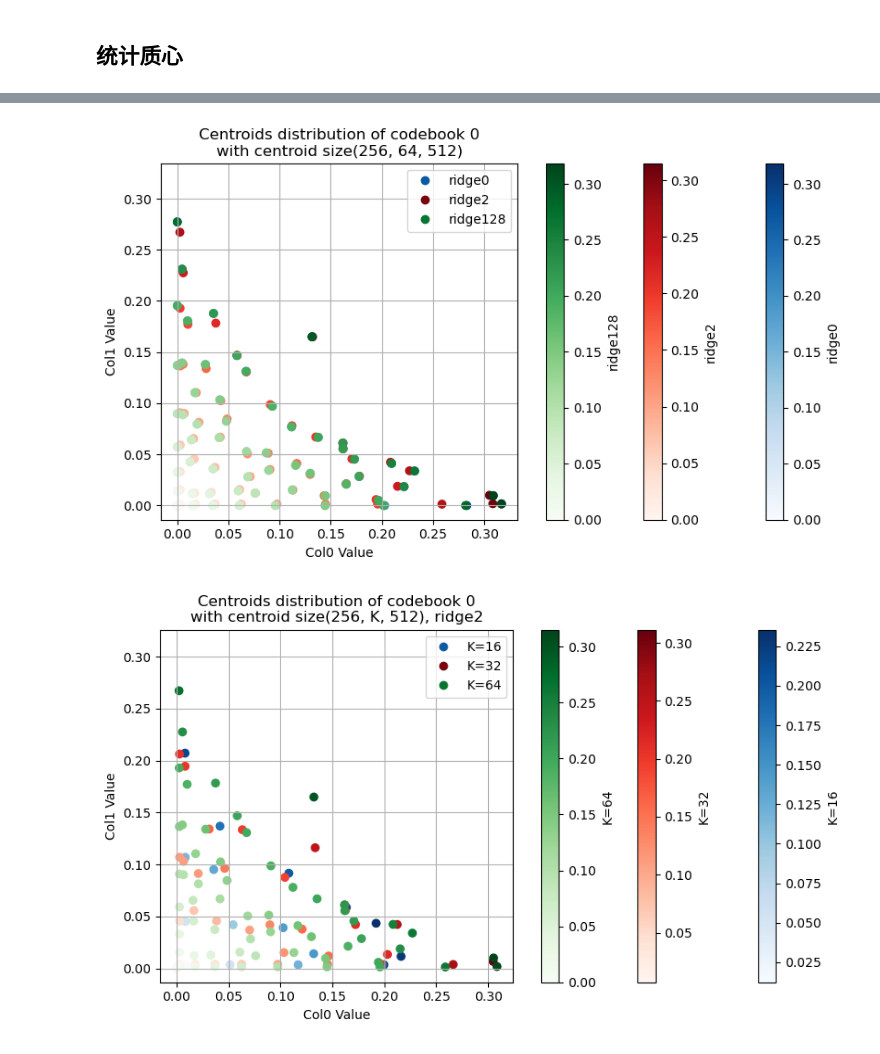
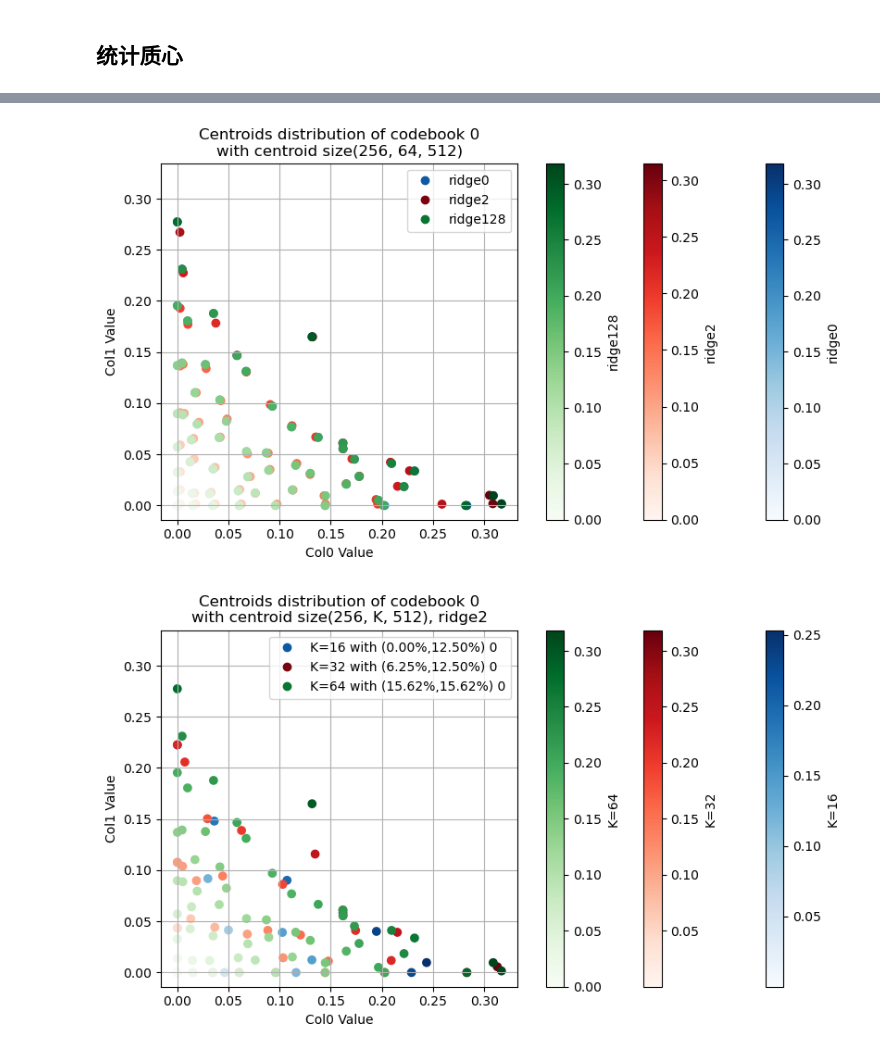
Before and after one commit to Sciroccogti/bolt, a Jupyter notebook: experiments/python/CsiTransformerAMM/intermediate_var/中间变量分布统计.ipynb, the cells around one changed output, grey strips where cells are left out. Cells and saved outputs as stored; diff of their text form; code cells hidden in the pictures.

```diff
--- a/experiments/python/CsiTransformerAMM/intermediate_var/中间变量分布统计.ipynb
+++ b/experiments/python/CsiTransformerAMM/intermediate_var/中间变量分布统计.ipynb
@@ -210,6 +210,14 @@ plot_dist_remove0(train_data_n_cb_col1, 100, data2=train_data_75_n_cb_col1, data
 [figure]
 # %% [markdown]
 ## 统计质心
+# %%
+def np_zero_proportion(data):
+    '''计算numpy数组的零值占比'''
+    # count the number of nonzero elements
+    nonzero_count = np.count_nonzero(data)
+    # calculate the proportion of zeros
+    zero_prop = 1 - nonzero_count / data.size
+    return zero_prop
 # %%
 def centroids_distribution_stat(ncodebooks, ncentroids, D, i_cb, step_list, labelwithbar=False):
     # 设置多少个不同的质心数
@@ -269,34 +277,38 @@ def centroids_distribution_stat(ncodebooks, ncentroids, D, i_cb, step_list, labe
             plt.ylabel("Col1 Value")
             # 设置plt的长和宽
             plt.gcf().set_size_inches(10, 5)
             plt.show()
 
     # step_list中等于2的索引
     step_list_2_index = step_list.index(2)
     # 绘制不同质心数下，ridge前的质心分布散点图
     handles_list = []
     labels_list = []
     for i in range(centroid_list_len):
-        legend = plt.scatter(centroid_list[i * (step_list_len) + step_list_2_index][:,0], centroid_list[i * (step_list_len) + step_list_2_index][:,1],
-                    c=centroid_list[i * (step_list_len) + step_list_2_index][:,0] + centroid_list[i * (step_list_len) + step_list_2_index][:,1],
-                    cmap=cmap_list[i]).legend_elements(num=1, fmt="K=%i" % (ncentroids[i]))
+        x = centroid_list[i * (step_list_len)][:,0]
+        y = centroid_list[i * (step_list_len)][:,1]
+        c = centroid_list[i * (step_list_len)][:,0] + centroid_list[i * (step_list_len)][:,1]
+        x_zero_prop = np_zero_proportion(x) * 100
+        y_zero_prop = np_zero_proportion(y) * 100
+        legend = plt.scatter(x, y, c=c, cmap=cmap_list[i]).legend_elements(num=1, fmt="K=%i with (%.2f%%,%.2f%%) 0" % (ncentroids[i],
+                    x_zero_prop, y_zero_prop))
         legend[0][0]._color = cmap_max_list[i] # type: ignore
         handles_list += legend[0]
         # print(f"cmap {cmap_list[i]}'s max rgb is {legend[0][0]._color}") # 查看cmap的最大值对应的rgb值
         labels_list += legend[1]
         plt.colorbar(label="K=%i" % (ncentroids[i]))
     plt.grid()
     plt.axis('square')
     plt.legend(handles=handles_list, labels=labels_list)
     plt.title("Centroids distribution of codebook %i\nwith centroid size(%i, K, %i), ridge%i" % (i_cb, ncodebooks, D, 2))
     plt.xlabel("Col0 Value")
     plt.ylabel("Col1 Value")
     # 设置plt的长和宽
     plt.gcf().set_size_inches(10, 5)
     plt.show()
 centroids_distribution_stat(ncodebooks, [16,32,64], D, i_cb, [2,128])
 # %% [output]
 [figure]
 [figure]
 [figure]
-[figure, old version]
+[figure, new version]
```
Also changed, not shown: 2 other files.
